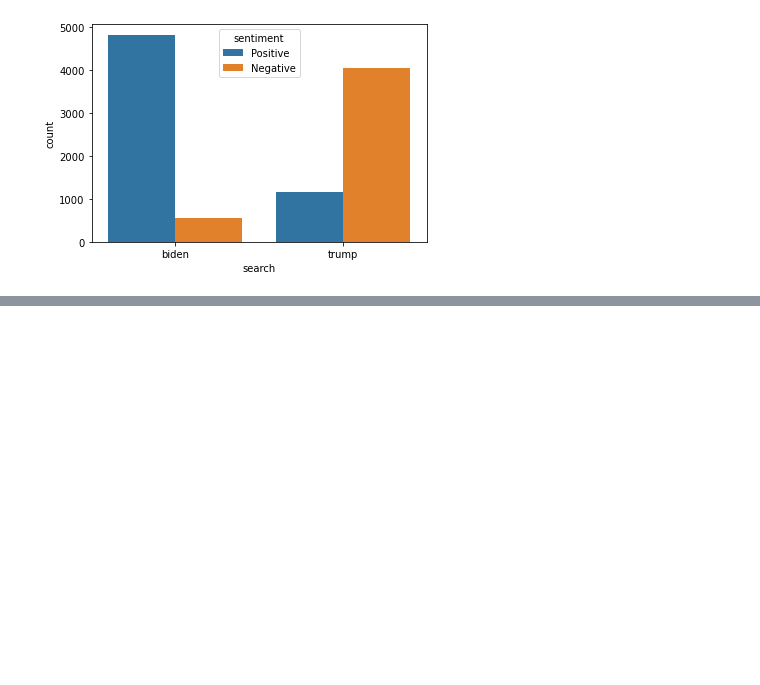
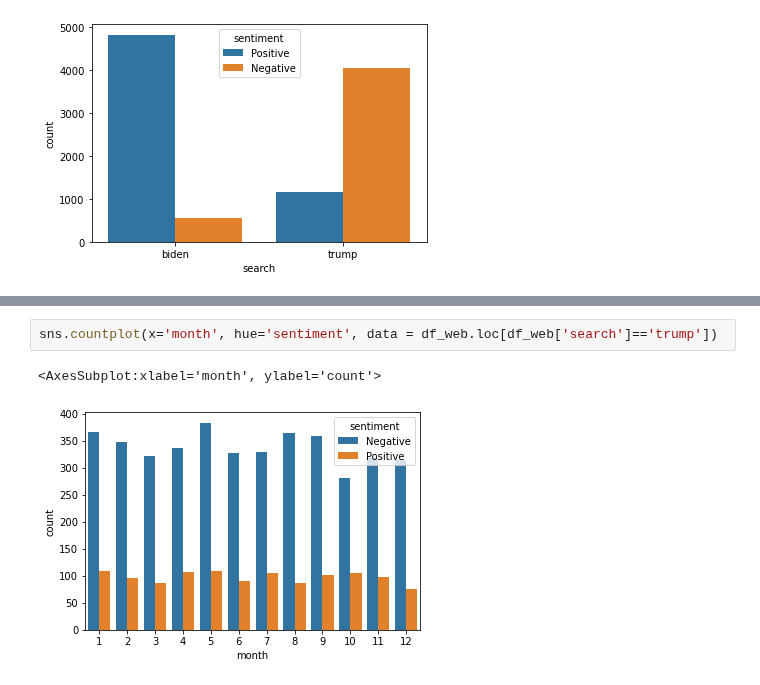
Before and after one commit to baptiste-pasquier/data_2A, a Jupyter notebook: model-semi.ipynb, the cells around one changed output, grey strips where cells are left out. Saved outputs shown, nothing was run; the diff lists cells and outputs as text; blank space fills up the shorter version.

```diff
--- a/model-semi.ipynb
+++ b/model-semi.ipynb
@@ -603,0 +610,5 @@ sns.countplot(x='search', hue='sentiment', data=df_web)
+# %%
+sns.countplot(x='month', hue='sentiment', data = df_web.loc[df_web['search']=='trump'])
+# %% [output]
+<AxesSubplot:xlabel='month', ylabel='count'>
+[figure, added]
```
Also changed, not shown: parts of 18 cells of this notebook, 1 other file.
